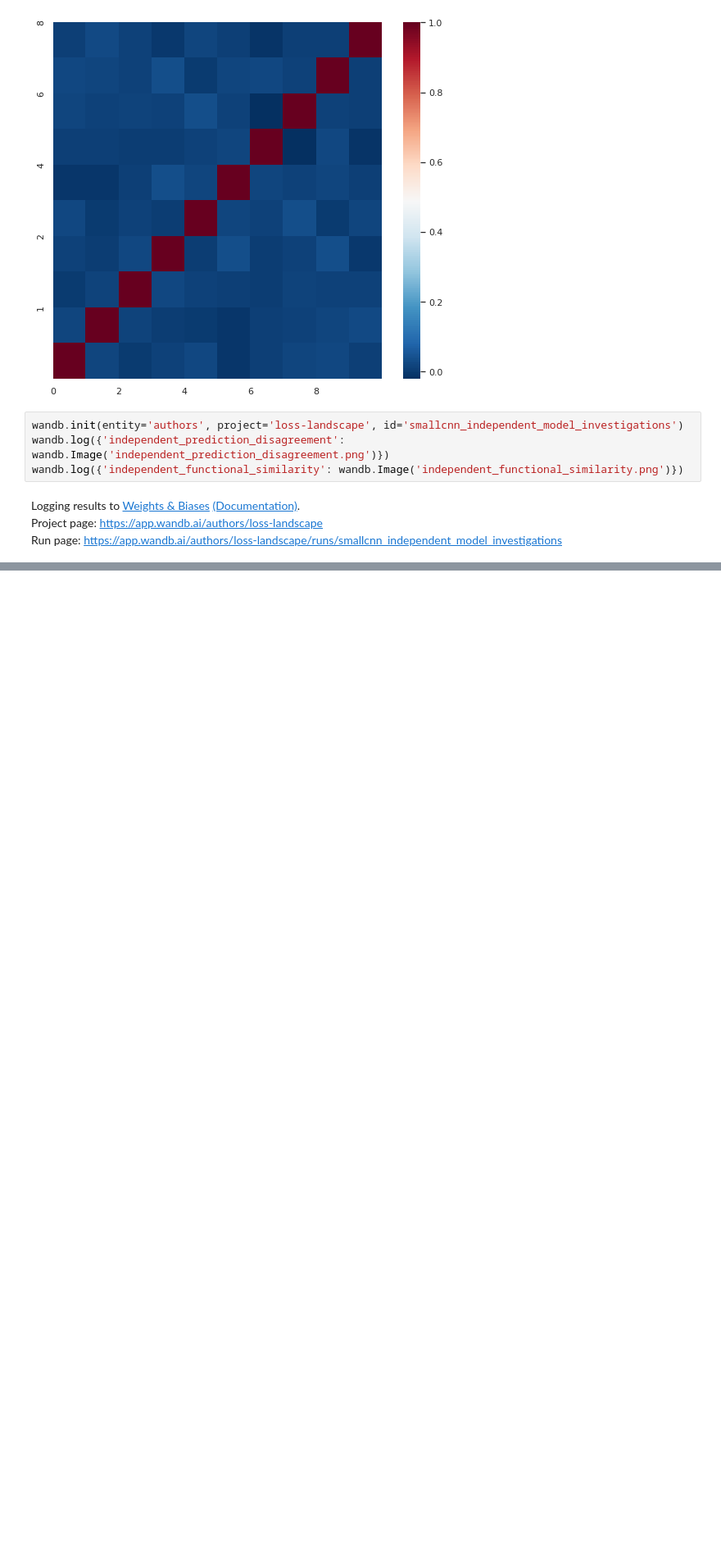
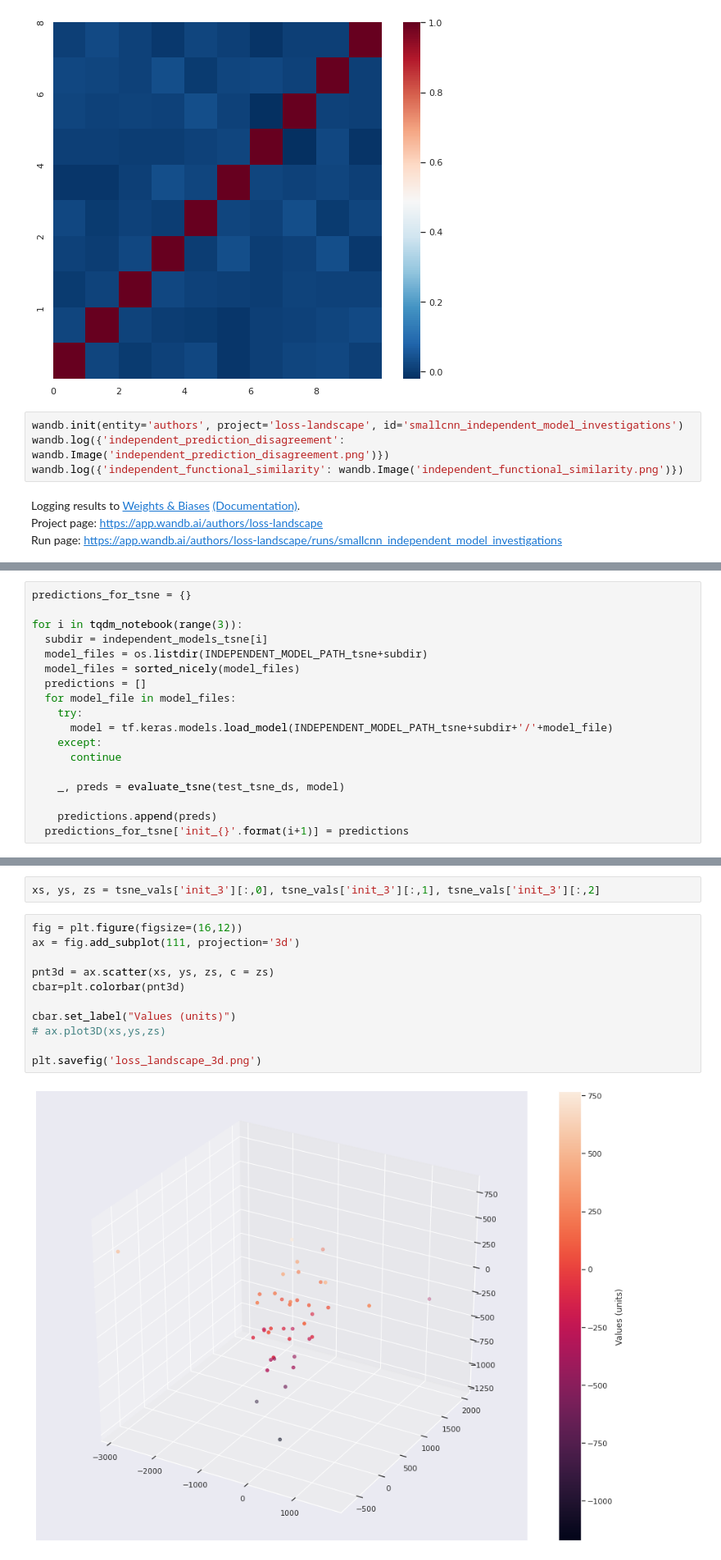
Before and after one commit to ayulockin/LossLandscape, a Jupyter notebook: Visualizing_Function_Space_Similarity_SmallCNN.ipynb, the cells around one changed output, grey strips where cells are left out. Shown at 82% size. Saved outputs shown, nothing was run; the diff lists cells and outputs as text; blank space fills up the shorter version.

```diff
--- a/Visualizing_Function_Space_Similarity_SmallCNN.ipynb
+++ b/Visualizing_Function_Space_Similarity_SmallCNN.ipynb
@@ -345,0 +377,18 @@ Run page: https://app.wandb.ai/authors/loss-landscape/runs/smallcnn_independent_
+# %%
+predictions_for_tsne = {}
+
+for i in tqdm_notebook(range(3)):
+  subdir = independent_models_tsne[i]
+  model_files = os.listdir(INDEPENDENT_MODEL_PATH_tsne+subdir)
+  model_files = sorted_nicely(model_files)
+  predictions = []
+  for model_file in model_files:
+    try:
+      model = tf.keras.models.load_model(INDEPENDENT_MODEL_PATH_tsne+subdir+'/'+model_file)
+    except:
+      continue
+
+    _, preds = evaluate_tsne(test_tsne_ds, model)
+
+    predictions.append(preds)
+  predictions_for_tsne['init_{}'.format(i+1)] = predictions
@@ -345,0 +461,15 @@ Run page: https://app.wandb.ai/authors/loss-landscape/runs/smallcnn_independent_
+# %%
+xs, ys, zs = tsne_vals['init_3'][:,0], tsne_vals['init_3'][:,1], tsne_vals['init_3'][:,2]
+# %%
+fig = plt.figure(figsize=(16,12))
+ax = fig.add_subplot(111, projection='3d')
+
+pnt3d = ax.scatter(xs, ys, zs, c = zs)
+cbar=plt.colorbar(pnt3d)
+
+cbar.set_label("Values (units)")
+# ax.plot3D(xs,ys,zs)
+
+plt.savefig('loss_landscape_3d.png')
+# %% [output]
+[figure, added]
```
Also changed, not shown: parts of 18 cells of this notebook.
